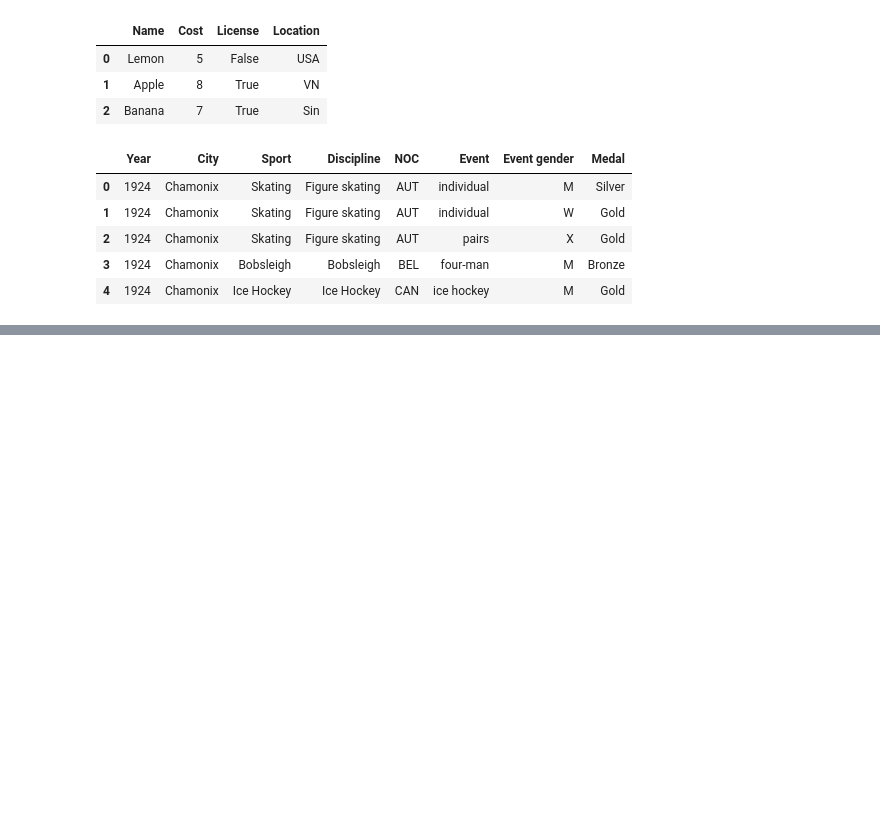
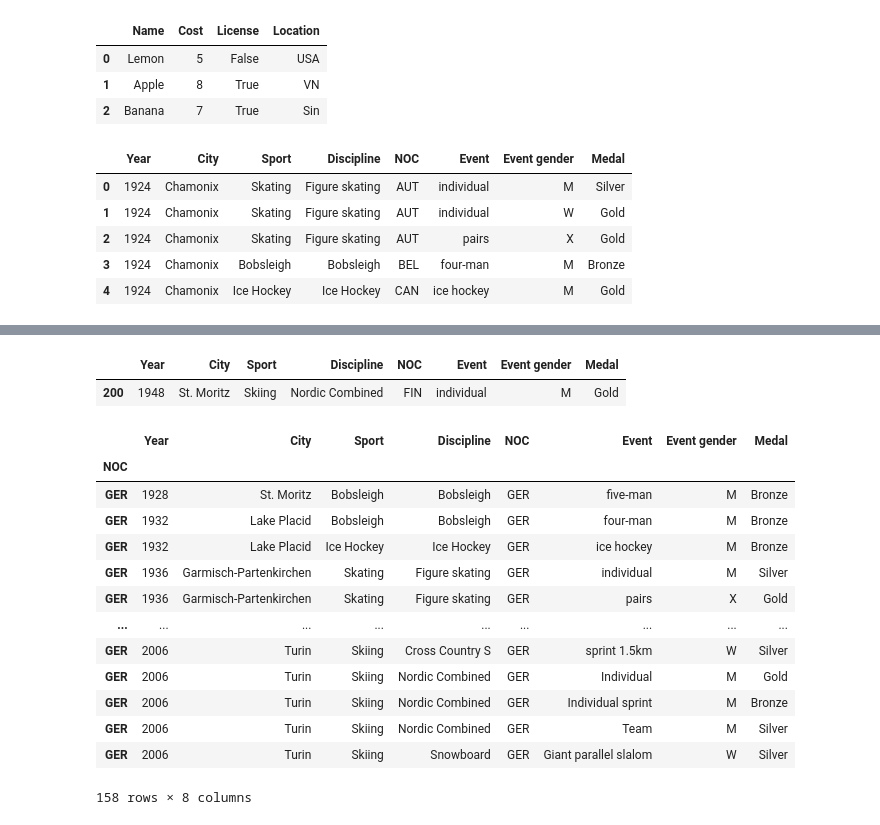
Before and after one commit to HoDoDuyDung/Colab_Code, a Jupyter notebook: AI_W3_18_02_23.ipynb, the cells around one changed output, grey strips where cells are left out. Cells and saved outputs as stored; diff of their text form; code cells hidden in the pictures; blank space fills up the shorter version.

```diff
--- a/AI_W3_18_02_23.ipynb
+++ b/AI_W3_18_02_23.ipynb
@@ -183,3 +183,6 @@ dataframe.head()
 | 2 | 1924 | Chamonix | Skating | Figure skating | AUT | pairs | X | Gold |
 | 3 | 1924 | Chamonix | Bobsleigh | Bobsleigh | BEL | four-man | M | Bronze |
 | 4 | 1924 | Chamonix | Ice Hockey | Ice Hockey | CAN | ice hockey | M | Gold |
+# %%
+data = dataframe
+data.shape
@@ -185,0 +219,23 @@ dataframe.head()
+# %%
+data.iloc[[200,]]
+# %% [output]
+|  | Year | City | Sport | Discipline | NOC | Event | Event gender | Medal |
+| 200 | 1948 | St. Moritz | Skiing | Nordic Combined | FIN | individual | M | Gold |
+# %%
+data = data.set_index(data['NOC'])
+data.loc['GER']
+# %% [output]
+|  | Year | City | Sport | Discipline | NOC | Event | Event gender | Medal |
+| NOC |  |  |  |  |  |  |  |  |
+| GER | 1928 | St. Moritz | Bobsleigh | Bobsleigh | GER | five-man | M | Bronze |
+| GER | 1932 | Lake Placid | Bobsleigh | Bobsleigh | GER | four-man | M | Bronze |
+| GER | 1932 | Lake Placid | Ice Hockey | Ice Hockey | GER | ice hockey | M | Bronze |
+| GER | 1936 | Garmisch-Partenkirchen | Skating | Figure skating | GER | individual | M | Silver |
+| GER | 1936 | Garmisch-Partenkirchen | Skating | Figure skating | GER | pairs | X | Gold |
+| ... | ... | ... | ... | ... | ... | ... | ... | ... |
+| GER | 2006 | Turin | Skiing | Cross Country S | GER | sprint 1.5km | W | Silver |
+| GER | 2006 | Turin | Skiing | Nordic Combined | GER | Individual | M | Gold |
+| GER | 2006 | Turin | Skiing | Nordic Combined | GER | Individual sprint | M | Bronze |
+| GER | 2006 | Turin | Skiing | Nordic Combined | GER | Team | M | Silver |
+| GER | 2006 | Turin | Skiing | Snowboard | GER | Giant parallel slalom | W | Silver |
+158 rows × 8 columns
```
Also changed, not shown: parts of 19 cells of this notebook.
